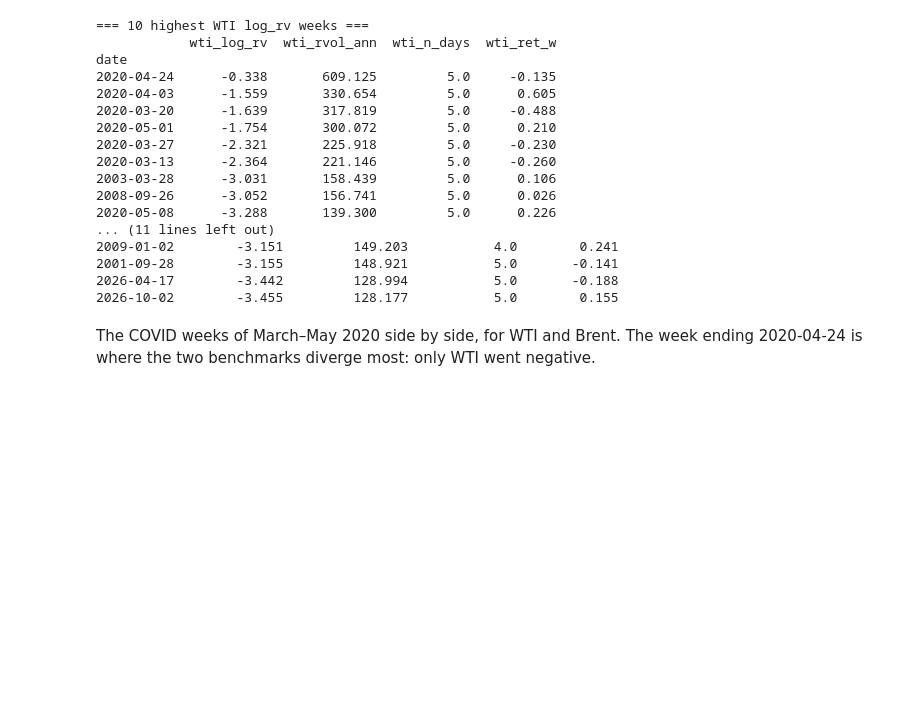
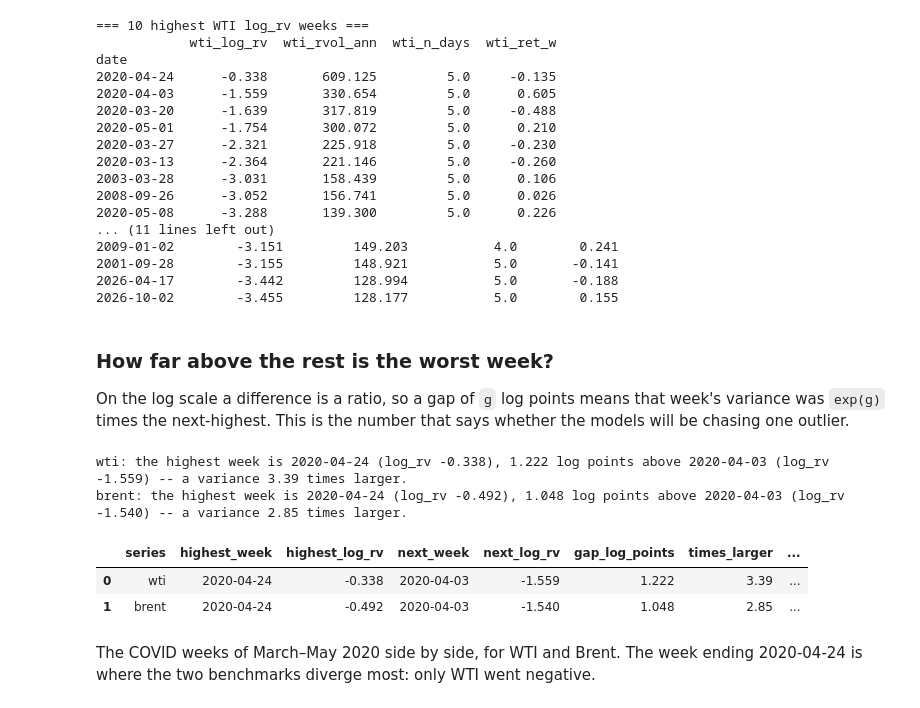
Before and after one commit to yaz212id/ADA-project, a Jupyter notebook: notebooks/02_clean_data.ipynb, the cells around one changed output. Saved outputs shown, nothing was run; the diff lists cells and outputs as text; code cells hidden in the pictures; blank space fills up the shorter version.

```diff
--- a/notebooks/02_clean_data.ipynb
+++ b/notebooks/02_clean_data.ipynb
@@ -59,0 +68,13 @@ Weeks end on: W-FRI | minimum trading days per week: 3 | variance rescaled to: 5
+# %%
+hashes = price_hash_report()
+if hashes.empty:
+    print("WARNING: no manifest found. Run notebook 01 first.")
+else:
+    for _, row in hashes.iterrows():
+        print(f"{'ok  ' if row['matches'] else 'WARN'} {row['metric']:6s} {row['status']}")
+    if not hashes["matches"].all():
+        print("\nWARNING: a price file does not match the manifest. "
+              "Re-run notebook 01 to refresh the manifest, or check which data you have.")
+    else:
+        print("\nBoth price files match the manifest recorded by notebook 01.")
+hashes[["metric", "file", "status", "matches"]]
@@ -620,6 +649,27 @@ date
 2001-09-28        -3.155         148.921           5.0       -0.141
 2026-04-17        -3.442         128.994           5.0       -0.188
 2026-10-02        -3.455         128.177           5.0        0.155
+# %% [markdown]
+### How far above the rest is the worst week?
+
+On the log scale a difference is a ratio, so a gap of `g` log points means that week's
+variance was `exp(g)` times the next-highest. This is the number that says whether the
+models will be chasing one outlier.
+# %%
+gaps = pd.DataFrame([cl.log_rv_gap_to_next(panel, name) for name in cl.PRICE_NAMES])
+for _, row in gaps.iterrows():
+    print(f"{row['series']}: the highest week is {row['highest_week']} "
+          f"(log_rv {row['highest_log_rv']:+.3f}), "
+          f"{row['gap_log_points']:.3f} log points above {row['next_week']} "
+          f"(log_rv {row['next_log_rv']:+.3f}) "
+          f"-- a variance {row['times_larger']:.2f} times larger.")
+gaps
+# %% [output]
+wti: the highest week is 2020-04-24 (log_rv -0.338), 1.222 log points above 2020-04-03 (log_rv -1.559) -- a variance 3.39 times larger.
+brent: the highest week is 2020-04-24 (log_rv -0.492), 1.048 log points above 2020-04-03 (log_rv -1.540) -- a variance 2.85 times larger.
+|  | series | highest_week | highest_log_rv | next_week | next_log_rv | gap_log_points | times_larger | ... |
+| 0 | wti | 2020-04-24 | -0.338 | 2020-04-03 | -1.559 | 1.222 | 3.39 | ... |
+| 1 | brent | 2020-04-24 | -0.492 | 2020-04-03 | -1.540 | 1.048 | 2.85 | ... |
 # %% [markdown]
 The COVID weeks of March–May 2020 side by side, for WTI and Brent. The week ending
 2020-04-24 is where the two benchmarks diverge most: only WTI went negative.
```
Also changed, not shown: parts of 10 cells of this notebook, 7 other files.
